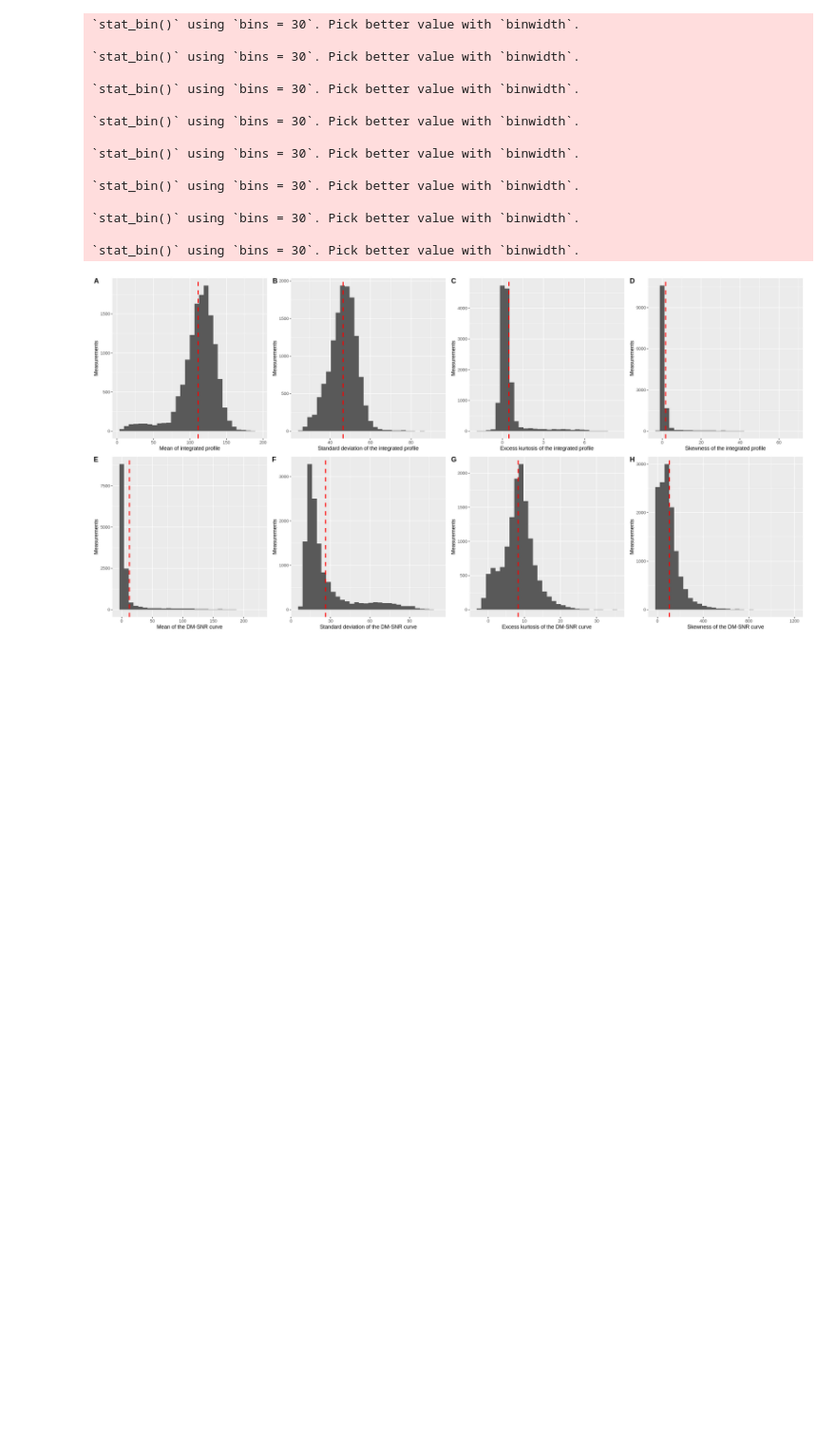
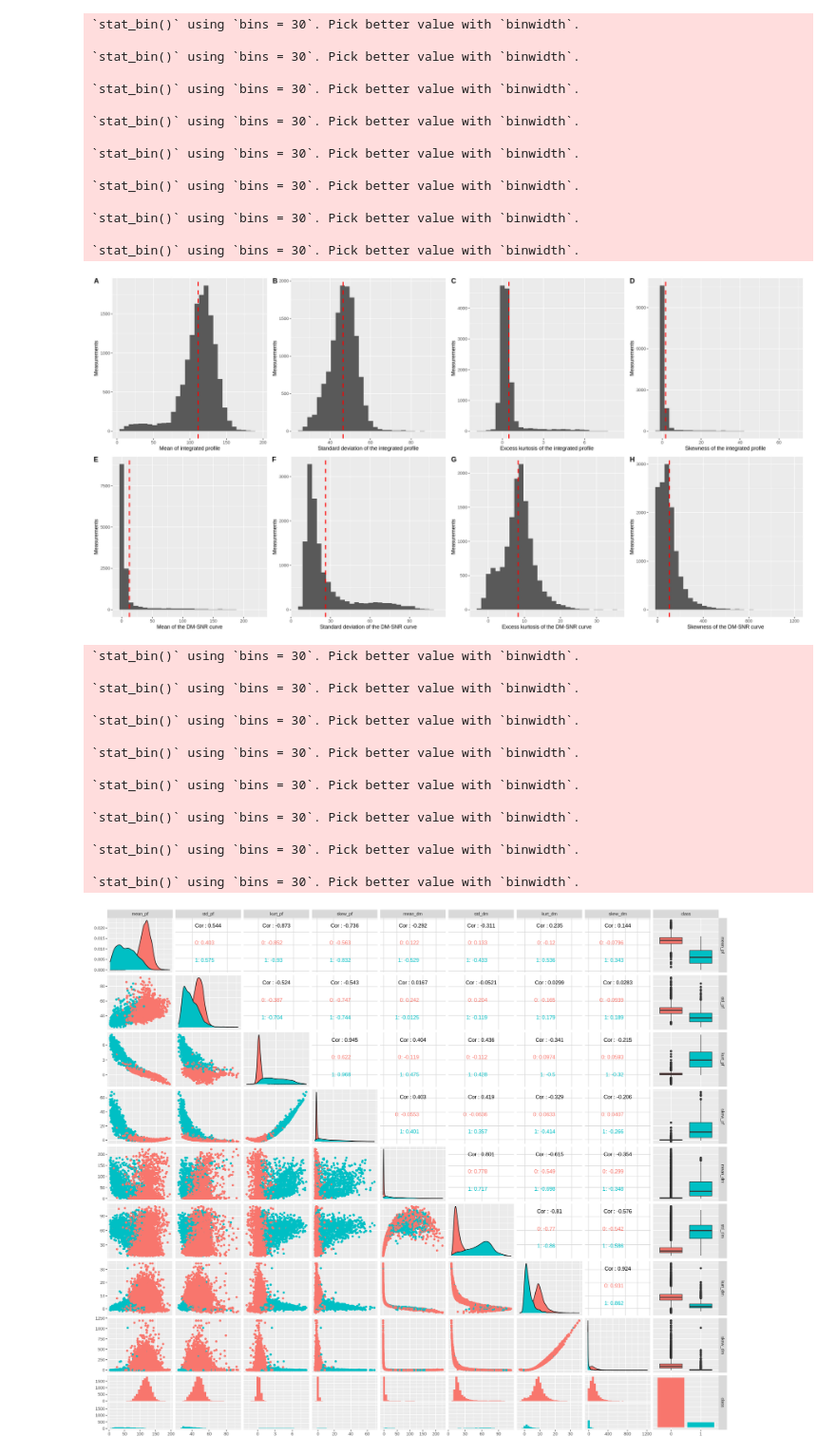
Before and after one commit to kailitann/dsci100-group-project, a Jupyter notebook: group_project.ipynb, the cells around one changed output. Shown at 95% size. Cells and saved outputs as stored; diff of their text form; code cells hidden in the pictures; blank space fills up the shorter version.

```diff
--- a/group_project.ipynb
+++ b/group_project.ipynb
@@ -244,4 +274,25 @@ plot_grid(dist1, dist2, dist3, dist4, dist5, dist6, dist7, dist8, labels = "AUTO
 
 `stat_bin()` using `bins = 30`. Pick better value with `binwidth`.
 [figure]
+# %%
+#relationship between each of the predictor variables
+options(repr.plot.width = 18, repr.plot.height = 15)
+ggpairs(pulsar_train, aes(color = class))
+# %% [output]
+`stat_bin()` using `bins = 30`. Pick better value with `binwidth`.
+
+`stat_bin()` using `bins = 30`. Pick better value with `binwidth`.
+
+`stat_bin()` using `bins = 30`. Pick better value with `binwidth`.
+
+`stat_bin()` using `bins = 30`. Pick better value with `binwidth`.
+
+`stat_bin()` using `bins = 30`. Pick better value with `binwidth`.
+
+`stat_bin()` using `bins = 30`. Pick better value with `binwidth`.
+
+`stat_bin()` using `bins = 30`. Pick better value with `binwidth`.
+
+`stat_bin()` using `bins = 30`. Pick better value with `binwidth`.
+[figure, added]
 # %%
```
Also changed, not shown: parts of 35 cells of this notebook.
